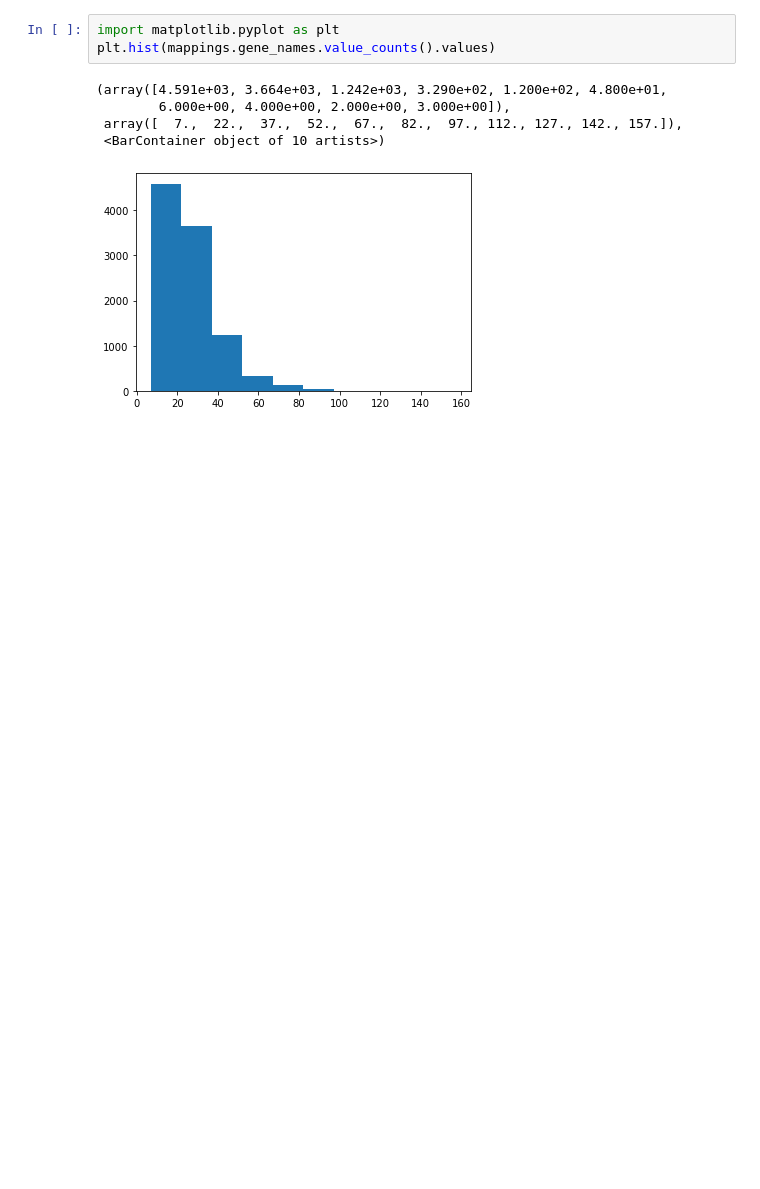
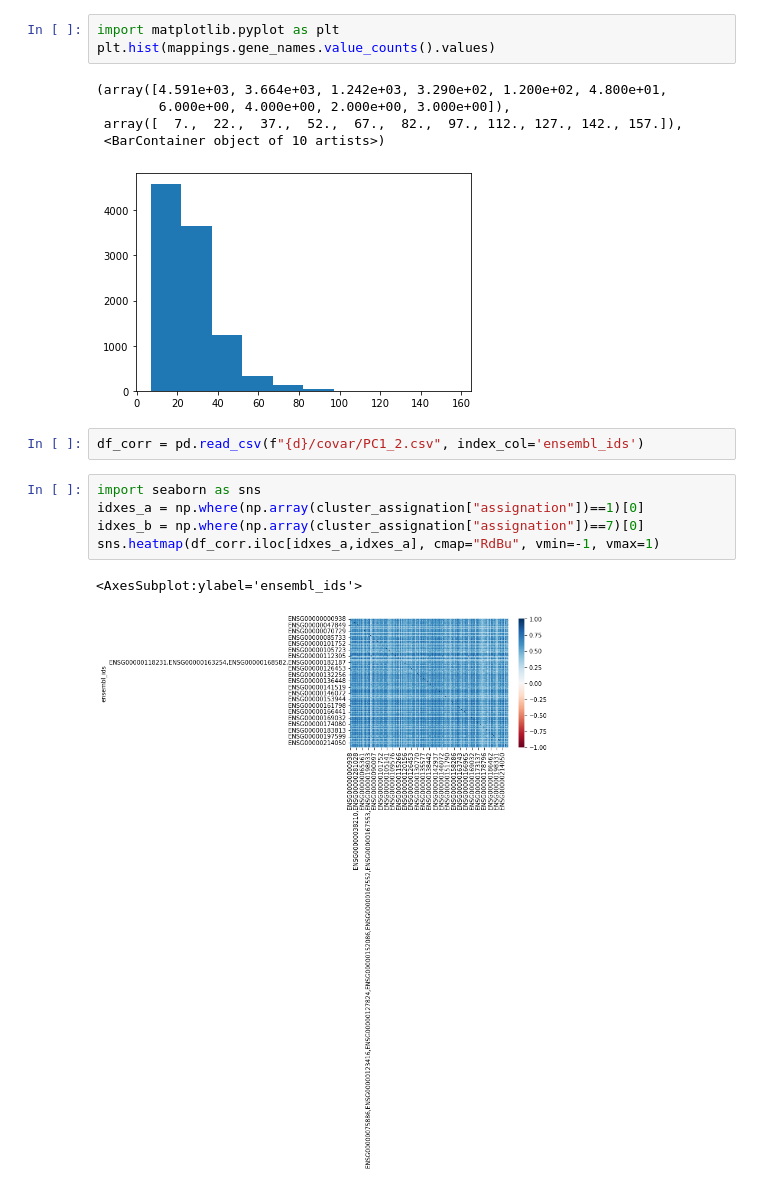
Before and after one commit to trangle1302/2D_shapespace, a Jupyter notebook: notebooks/Clusters.ipynb, the cells around one changed output. Cells and saved outputs as stored; diff of their text form; blank space fills up the shorter version.

```diff
--- a/notebooks/Clusters.ipynb
+++ b/notebooks/Clusters.ipynb
@@ -169,3 +175,13 @@ plt.hist(mappings.gene_names.value_counts().values)
  array([  7.,  22.,  37.,  52.,  67.,  82.,  97., 112., 127., 142., 157.]),
  <BarContainer object of 10 artists>)
 [figure]
+# %%
+df_corr = pd.read_csv(f"{d}/covar/PC1_2.csv", index_col='ensembl_ids')
+# %%
+import seaborn as sns
+idxes_a = np.where(np.array(cluster_assignation["assignation"])==1)[0]
+idxes_b = np.where(np.array(cluster_assignation["assignation"])==7)[0]
+sns.heatmap(df_corr.iloc[idxes_a,idxes_a], cmap="RdBu", vmin=-1, vmax=1)
+# %% [output]
+<AxesSubplot:ylabel='ensembl_ids'>
+[figure, added]
```
Also changed, not shown: parts of 8 cells of this notebook, 2 other files.
